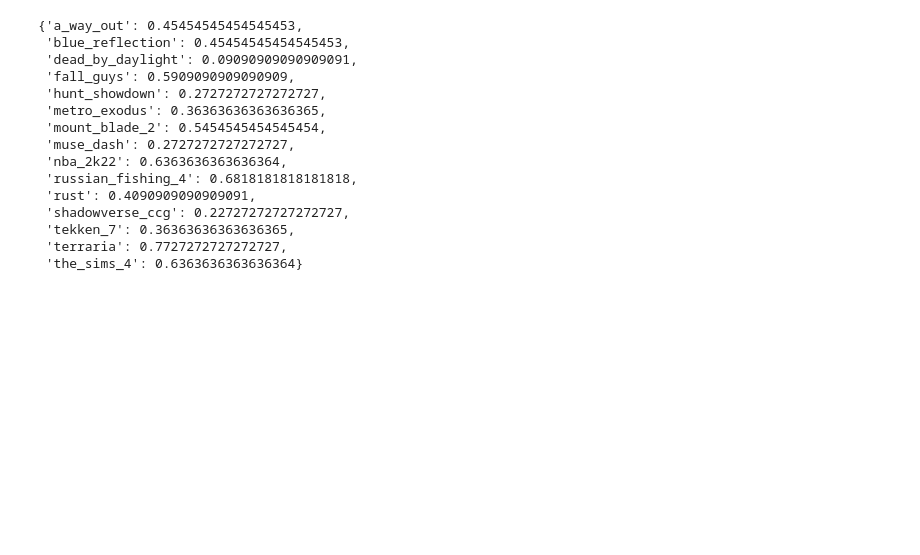
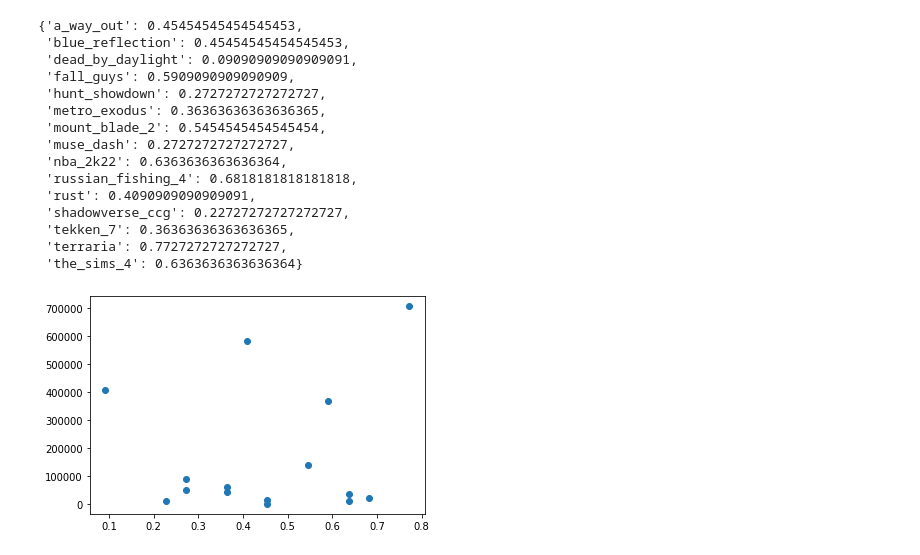
Before and after one commit to snirlugassy/steam-scraping, a Jupyter notebook: survey.ipynb, the cells around one changed output. Drawn from its saved outputs; the diff is of its cells as text; code cells hidden in the pictures; blank space fills up the shorter version.

```diff
--- a/survey.ipynb
+++ b/survey.ipynb
@@ -151,6 +151,21 @@ plt.bar(games_affect_child_dev.keys(), games_affect_child_dev.values())
 plt.show()
 # %% [output]
 [figure]
+# %%
+def extract_price(price_text):
+    try:
+        return int(re.search(r'([0-9,]+)', price_text).group(1).replace(',',''))
+    except:
+        return 0
+
+for g in games:
+    g['multiplayer'] = int('Multiplayer' in g['game']['tags'])
+    g['online_pvp'] = int('Online PvP' in g['game']['features'])
+    g['price'] = extract_price(g['game']['price'])
+    g['mean_hrs_on_record'] = np.mean([r['hrs_on_record'] for r in g['reviews']])
+    g['mean_review_rewards'] = np.mean([r['rewards'] for r in g['reviews']])
+    g['mean_recommendations'] = np.mean([r['recommendation'] == 'Recommended' for r in g['reviews']])
+    g['mean_review_length'] = np.mean([len(r['text']) for r in g['reviews']])
 # %%
 data.replace('Yes', True, inplace=True)
 data.replace('No', False, inplace=True)
@@ -175,3 +190,12 @@ avg_relaxing
  'tekken_7': 0.36363636363636365,
  'terraria': 0.7727272727272727,
  'the_sims_4': 0.6363636363636364}
+# %%
+X = [(avg_relaxing[g], game_mapping[g]['game']['review_count']) for g in avg_relaxing]
+x,y = zip(*X)
+
+plt.figure()
+plt.scatter(x, y)
+plt.show()
+# %% [output]
+[figure, added]
```
Also changed, not shown: parts of 5 cells of this notebook.
